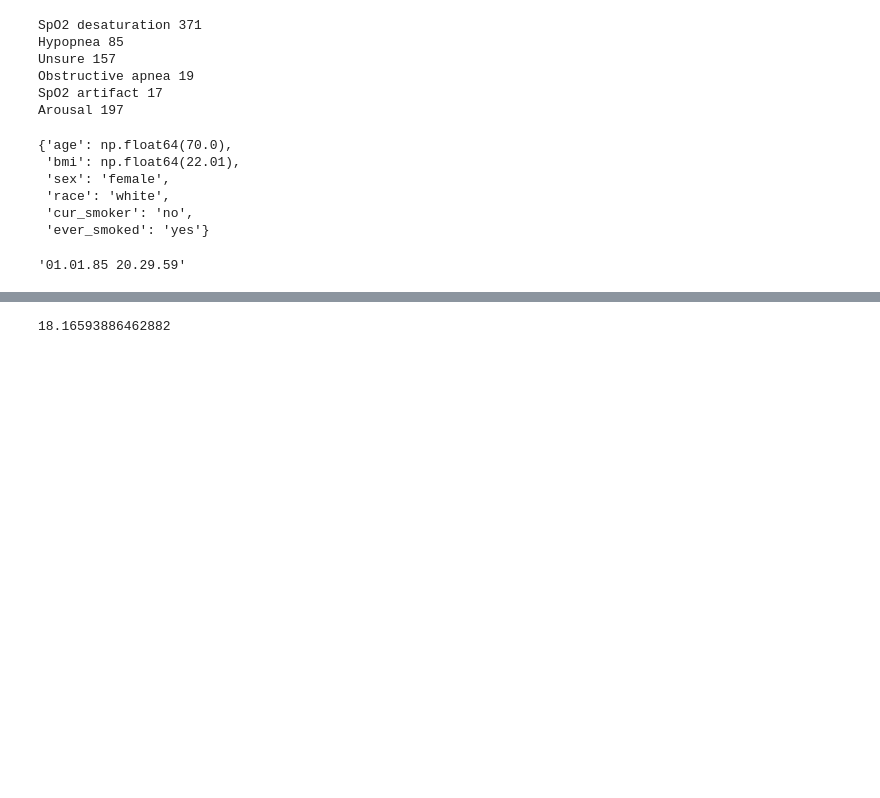
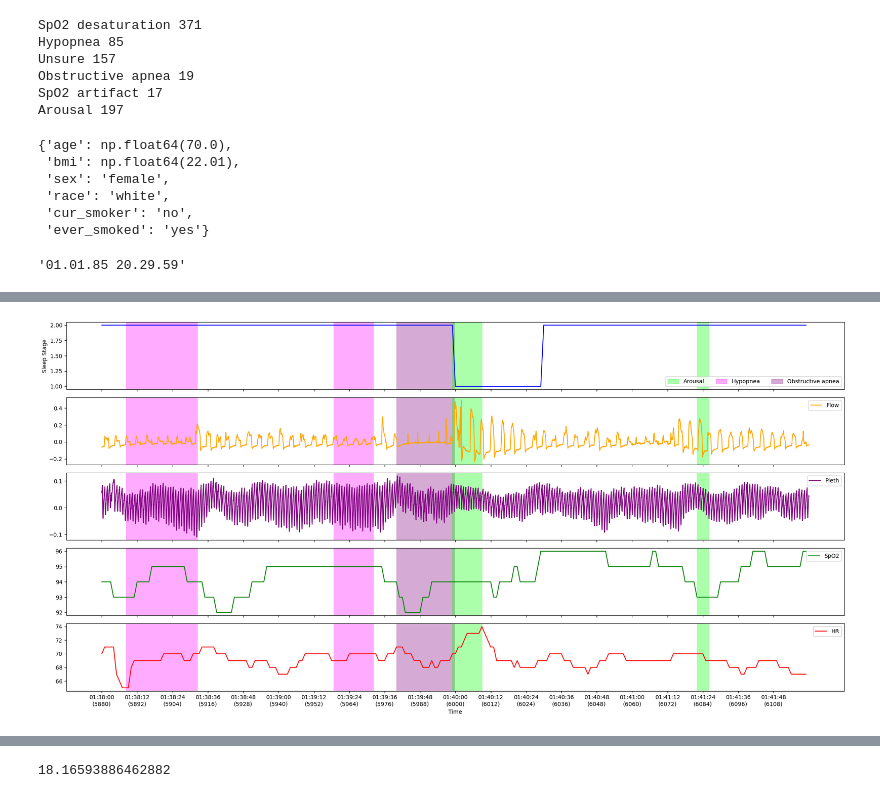
Before and after one commit to JulianBvW/Wearable-Sleep-Event-Detection, a Jupyter notebook: Notebooks/recording_test.ipynb, the cells around one changed output, grey strips where cells are left out. Cells and saved outputs as stored; diff of their text form; code cells hidden in the pictures; blank space fills up the shorter version.

```diff
--- a/Notebooks/recording_test.ipynb
+++ b/Notebooks/recording_test.ipynb
@@ -69,3 +54,7 @@ r1.look_at('01:40:00', '00:2:00', events=['Arousal', 'Hypopnea', 'Obstructive ap
+# %%
+r1.look_at('01:40:00', '00:02:00', events=['Arousal', 'Hypopnea', 'Obstructive apnea'])
+# %% [output]
+[figure, added]
 # %%
 r1.look_at('08:37:00', '00:05:00', events=['Arousal', 'Hypopnea', 'Obstructive apnea'])
 # %% [output]
```
Also changed, not shown: parts of 13 cells of this notebook, 1 other file.
